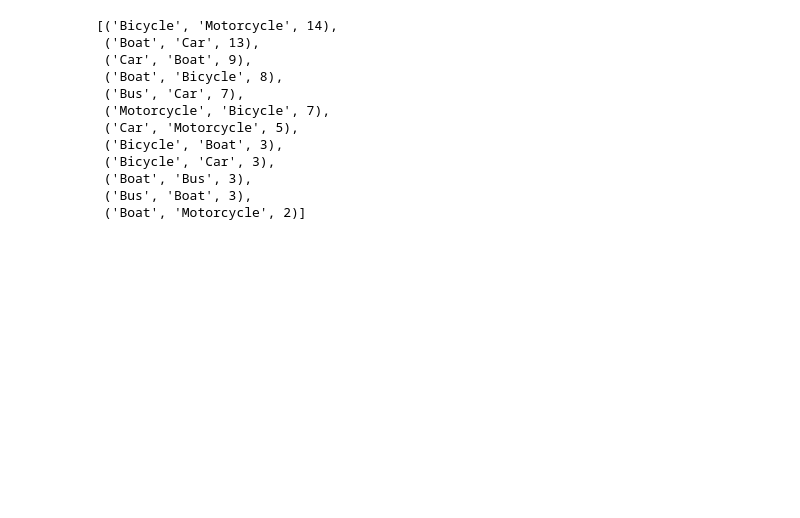
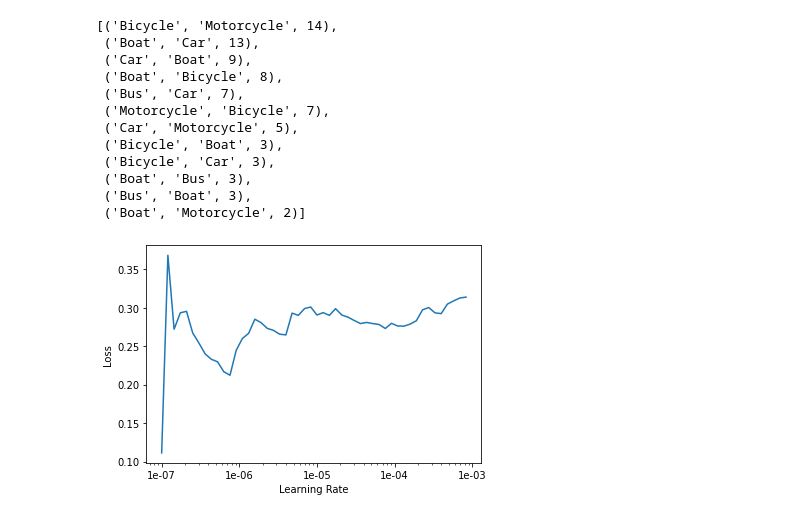
Before and after one commit to alphaczar/Deep-Learning, a Jupyter notebook: Multi_Class_Classification.ipynb, the cells around one changed output. Drawn from its saved outputs; the diff is of its cells as text; code cells hidden in the pictures; blank space fills up the shorter version.

```diff
--- a/Multi_Class_Classification.ipynb
+++ b/Multi_Class_Classification.ipynb
@@ -75,0 +80,4 @@ learn.save('stage-1')
+# %%
+learn.recorder.plot(skip_start=0,skip_end =5)
+# %% [output]
+[figure, added]
```
Also changed, not shown: parts of 4 cells of this notebook.
